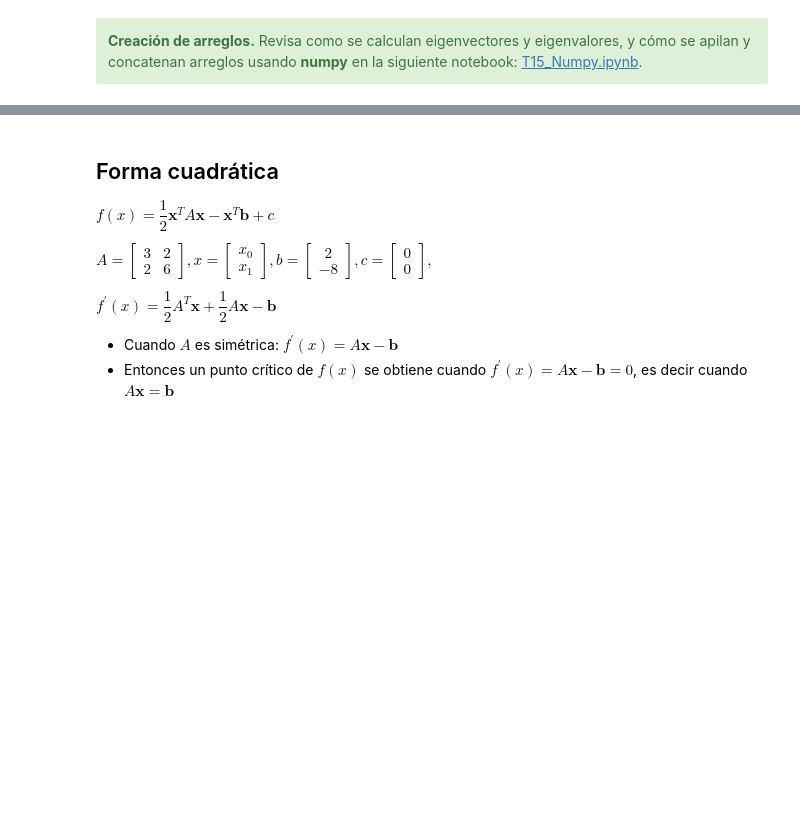
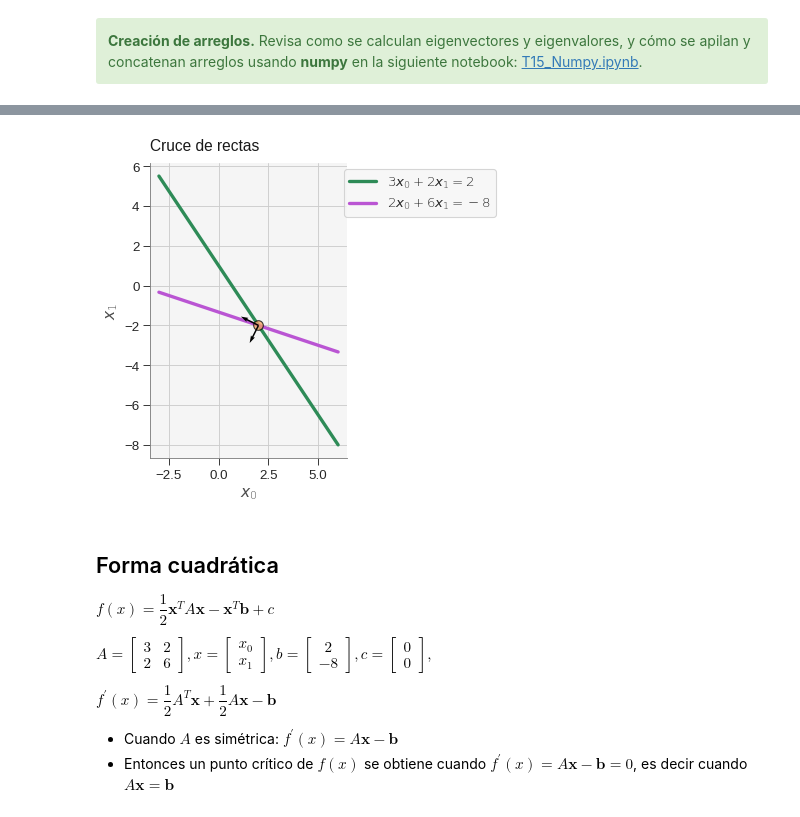
Before and after one commit to jugernaut/Induccion_MeIA, a Jupyter notebook: 1_IntroduccionPython/03_Sistemas_lineales.ipynb, the cells around one changed output, grey strips where cells are left out. Saved outputs shown, nothing was run; the diff lists cells and outputs as text; code cells hidden in the pictures; blank space fills up the shorter version.

```diff
--- a/1_IntroduccionPython/03_Sistemas_lineales.ipynb
+++ b/1_IntroduccionPython/03_Sistemas_lineales.ipynb
@@ -558,7 +555,9 @@ macro.graf_eigen(xe, ye, u, v)
 # %%
-macro.graf_eigen(xe, ye, u, v)
+macro.graf_eigen(xe, ye, v[0], v[1])
 macro.graf_rectas(x, y0, y1)
 macro.graf_sol(sol)
+# %% [output]
+[figure, added]
 # %% [markdown]
 ## Forma cuadrática
 
```
Also changed, not shown: parts of 22 cells of this notebook, 36 other files.
